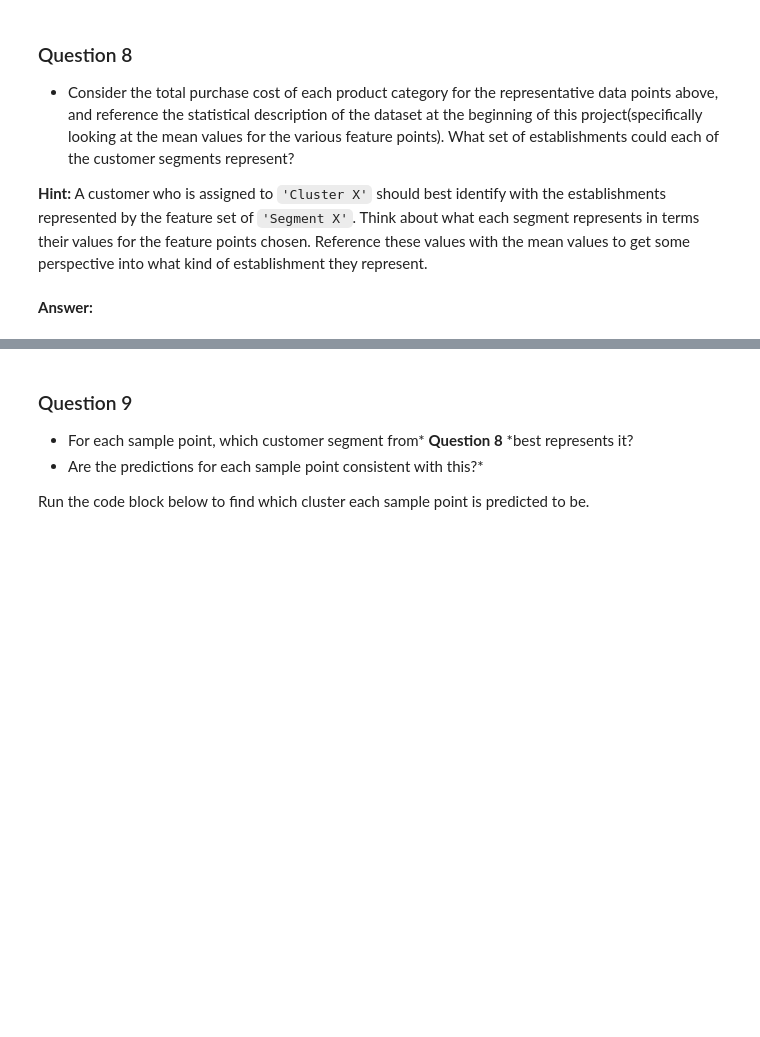
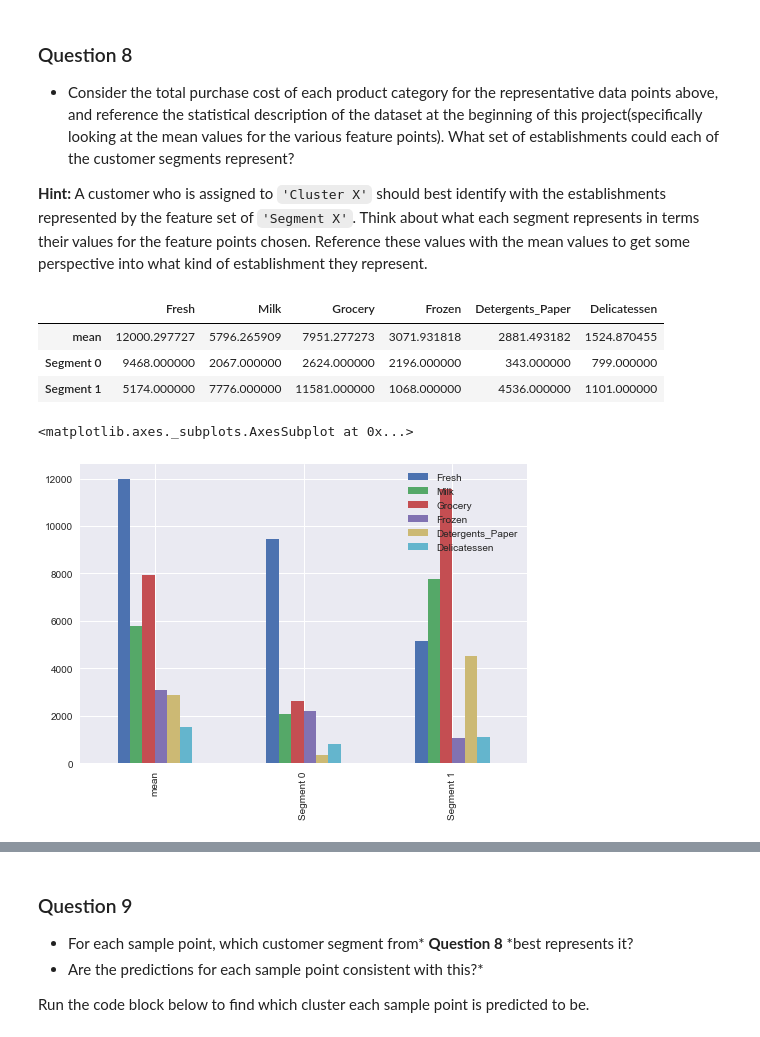
Before and after one commit to younessassassi/customer_segments, a Jupyter notebook: customer_segments.ipynb, the cells around one changed output, grey strips where cells are left out. Drawn from its saved outputs; the diff is of its cells as text; code cells hidden in the pictures; blank space fills up the shorter version.

```diff
--- a/customer_segments.ipynb
+++ b/customer_segments.ipynb
@@ -543,5 +554,21 @@ display(true_centers)
 * Consider the total purchase cost of each product category for the representative data points above, and reference the statistical description of the dataset at the beginning of this project(specifically looking at the mean values for the various feature points). What set of establishments could each of the customer segments represent?
 
 **Hint:** A customer who is assigned to `'Cluster X'` should best identify with the establishments represented by the feature set of `'Segment X'`. Think about what each segment represents in terms their values for the feature points chosen. Reference these values with the mean values to get some perspective into what kind of establishment they represent.
-# %% [markdown]
-**Answer:**
+# %%
+import matplotlib.pyplot as plt
+
+data_describe = data.describe()
+data_mean = data_describe.drop(data_describe.index[[0, 2, 3, 4, 5, 6, 7]])
+
+true_centers_compare = pd.DataFrame.append(data_mean, true_centers)
+
+display(true_centers_compare)
+
+true_centers_compare.plot(kind='bar')
+# %% [output]
+|  | Fresh | Milk | Grocery | Frozen | Detergents_Paper | Delicatessen |
+| mean | 12000.297727 | 5796.265909 | 7951.277273 | 3071.931818 | 2881.493182 | 1524.870455 |
+| Segment 0 | 9468.000000 | 2067.000000 | 2624.000000 | 2196.000000 | 343.000000 | 799.000000 |
+| Segment 1 | 5174.000000 | 7776.000000 | 11581.000000 | 1068.000000 | 4536.000000 | 1101.000000 |
+<matplotlib.axes._subplots.AxesSubplot at 0x...>
+[figure, added]
```
Also changed, not shown: parts of 15 cells of this notebook.
